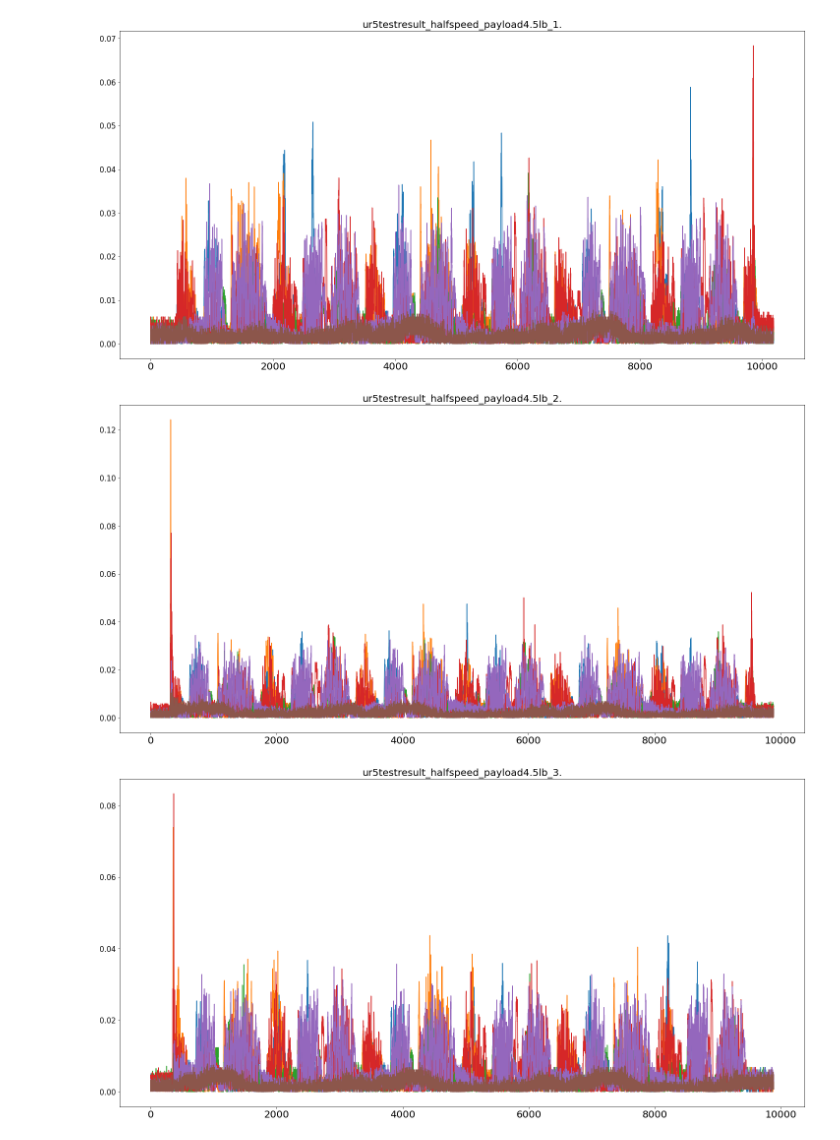
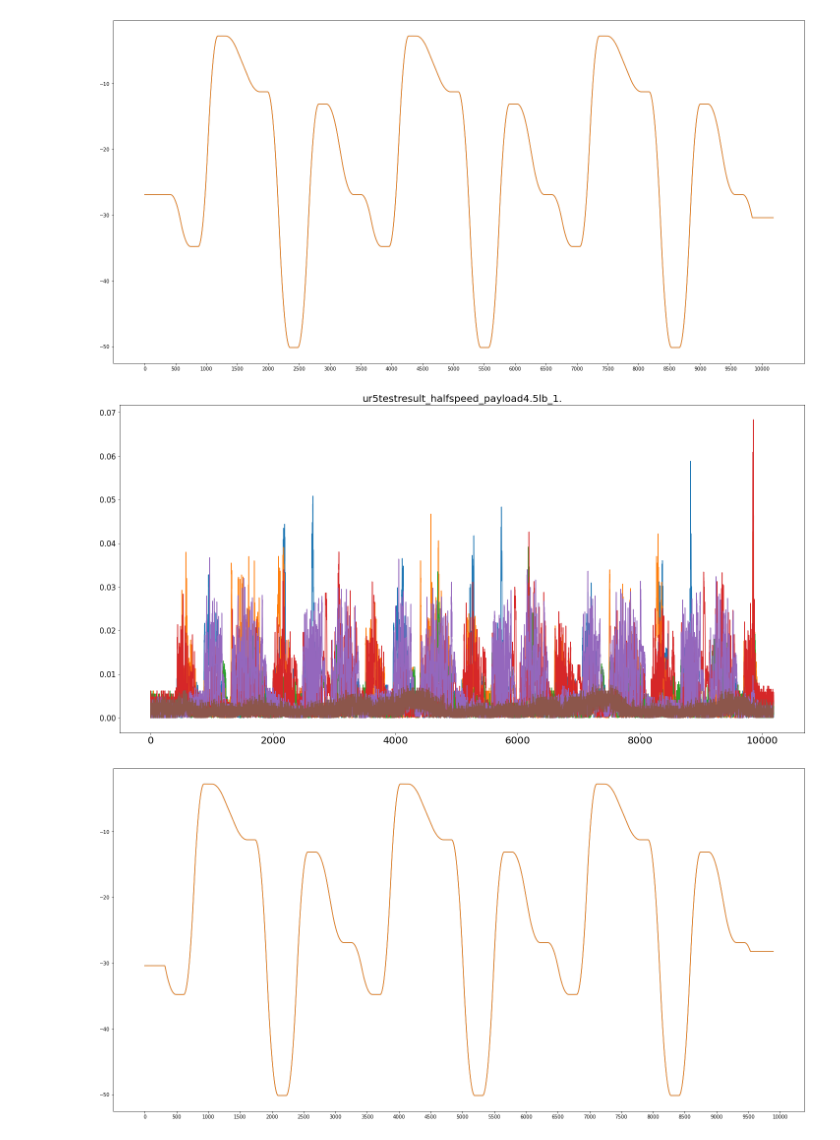
Before and after one commit to gitwetguy/Robotic-Arm-PHM, a Jupyter notebook: NIST_PHM.ipynb, the cells around one changed output. Saved outputs shown, nothing was run; the diff lists cells and outputs as text; code cells hidden in the pictures.

```diff
--- a/NIST_PHM.ipynb
+++ b/NIST_PHM.ipynb
@@ -96,33 +96,41 @@ def Euclidean_error(data_arr,target_head,target_tail):
         raw_Euclidean_error_list = []
         for j in range(target_head,target_tail+1):
             Euclidean_error = distance.euclidean(data_arr[i,j], data_arr[i,j+6])
             raw_Euclidean_error_list.append(Euclidean_error)
         Euclidean_error_list.append(raw_Euclidean_error_list)
     Euclidean_error = np.array(Euclidean_error_list)
     return Euclidean_error
 
 
 #get header
 with open(header_name_txt) as f:
     header_list = f.readline().split("\t")
     #header_list[-1] = header_list[-1].split("\n")[0]
 
 #read data
+#ur5testresult_fullspeed_payload4.5lb_3
+#ur5testresult_halfspeed_payload4.5lb_2
 
 for i in range(1,4):
     fig = plt.figure(constrained_layout=True, figsize=(20,10))
     title = "ur5testresult_halfspeed_payload4.5lb_{}.csv".format(i)
     df_raw = pd.read_csv(os.path.join(DataSet_path,title),names=header_list)
+    plt.plot(df_raw.iloc[:,1])
+    plt.plot(df_raw.iloc[:,7])
+    plt.xticks(range(0,10500,500))
+    plt.show()
+
+    fig = plt.figure(constrained_layout=True, figsize=(20,10))
     robot_arm_arr = df_raw.values
     result = Euclidean_error(robot_arm_arr,1,6)
     fig_title = title.split("csv")[0]
     plt.title(fig_title,fontsize=20)
     plt.plot(result)
     plt.xticks(fontsize=20)
     plt.yticks(fontsize=15)
     plt.savefig("NIST_images/{}".format(fig_title+"jpg"))
     plt.show()
 # %% [output]
-[figure, old version]
+[figure, new version]
-[figure, old version]
+[figure, new version]
-[figure, old version]
+[figure, new version]
```
Also changed, not shown: parts of 2 cells of this notebook, 3 other files.
